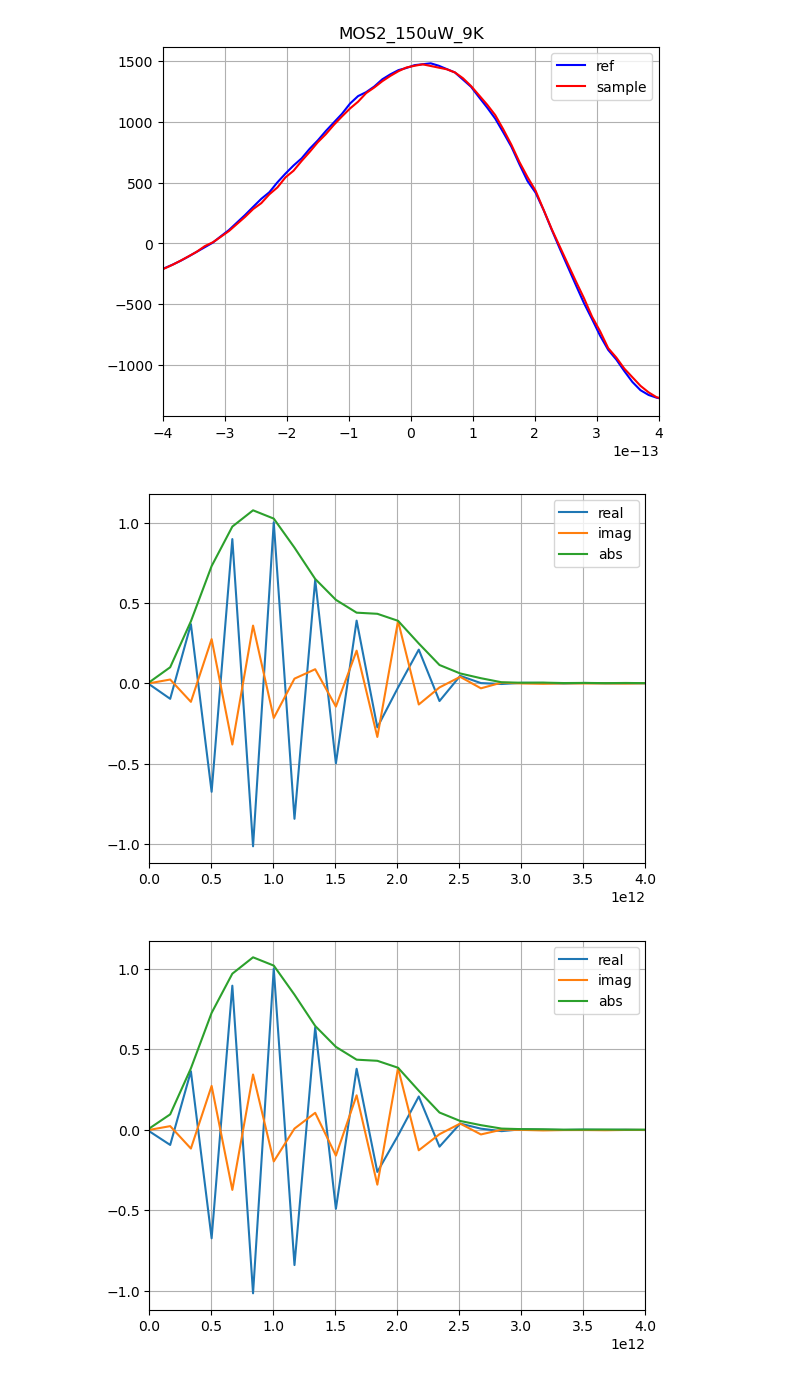
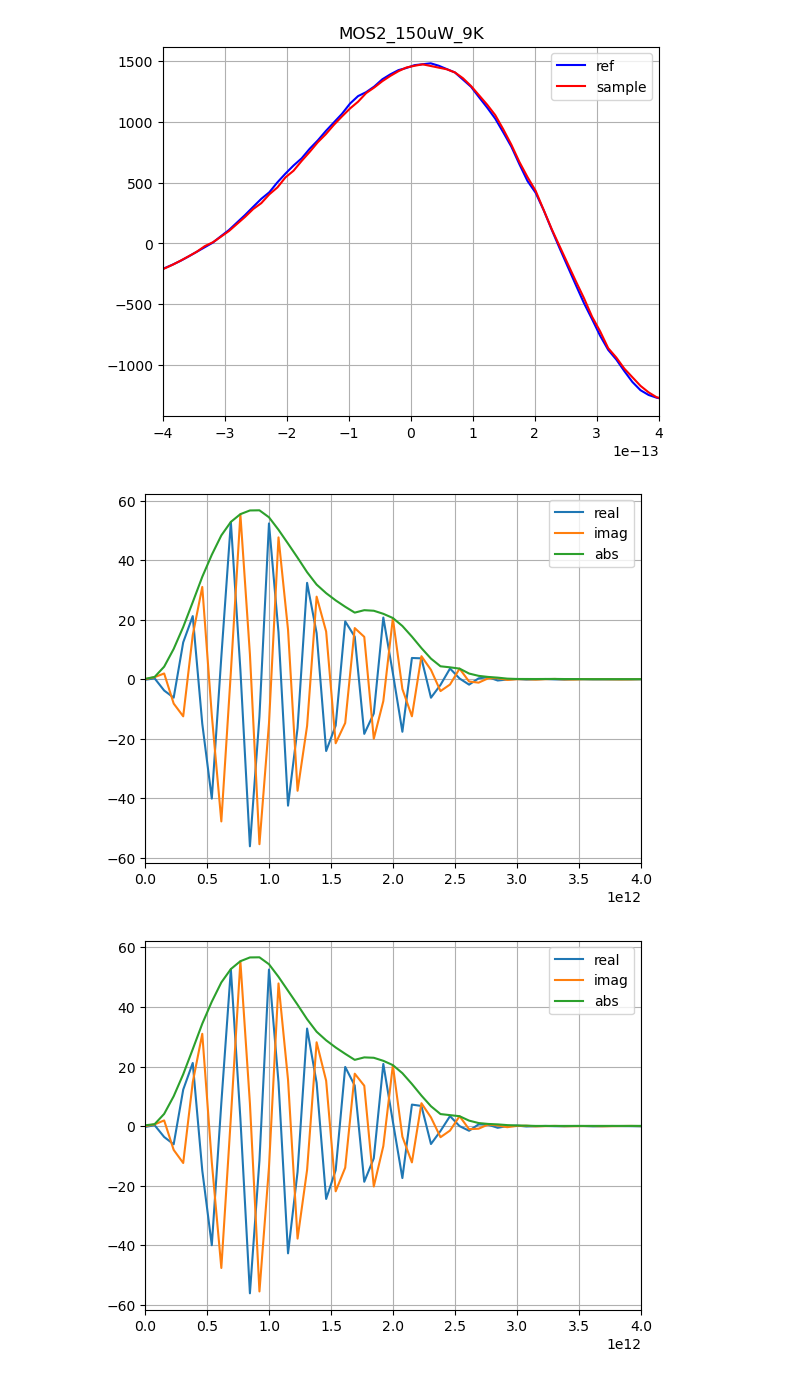
Before and after one commit to sebranchett/cheme-om-fft, a Jupyter notebook: FFT_data.ipynb, the cells around one changed output. Saved outputs shown, nothing was run; the diff lists cells and outputs as text; code cells hidden in the pictures.

```diff
--- a/FFT_data.ipynb
+++ b/FFT_data.ipynb
@@ -14,14 +14,14 @@ def plot_my_freq_array(freqs, complex_array, half=False):
         last = N//2
     else:
         last = N
-    plt.plot(freqs[0:last], 2.0/N * np.real(complex_array)[0:last], label='real')
-    plt.plot(freqs[0:last], -2.0/N * np.imag(complex_array)[0:last], label='imag')
-    plt.plot(freqs[0:last], 2.0/N * np.abs(complex_array)[0:last], label='abs')
+    plt.plot(freqs[0:last], np.real(complex_array)[0:last], label='real')
+    plt.plot(freqs[0:last], -1.0 * np.imag(complex_array)[0:last], label='imag')
+    plt.plot(freqs[0:last], np.abs(complex_array)[0:last], label='abs')
     plt.legend()
     plt.grid()
     plt.show()
 # %%
-ref = np.loadtxt(fname='data/'+experiment+'_TDS.txt', delimiter=' ')[:460]
+ref = np.loadtxt(fname='data/'+experiment+'_TDS.txt', delimiter=' ')
 
 plt.ylim((-500, 3500))
 for col in range(1, ref.shape[1]):
@@ -33,5 +33,5 @@ plt.grid()
 # %%
-sample = np.loadtxt(fname='data/'+experiment+'_TRTS.txt', delimiter=' ')[:460]
+sample = np.loadtxt(fname='data/'+experiment+'_TRTS.txt', delimiter=' ')
 
 plt.ylim((-500, 3500))
 for col in range(1, sample.shape[1]):
@@ -97,16 +97,16 @@ N = len(ref[:, 0])
 xf = fftfreq(N, T)
 # %%
 # Find the FT for ref
-E_ref = (2.0/N) * fft(s2ms1_ref)
+E_ref = (1.0/N) * fft(s2ms1_ref)
 plt.xlim(0., 4e12)
 plot_my_freq_array(xf, E_ref, half=True)
 # %% [output]
-[figure, old version]
+[figure, new version]
 # %%
 # Find the FT for sample
-E_sample = (2.0/N) * fft(s2ms1_sample)
+E_sample = (1.0/N) * fft(s2ms1_sample)
 plt.xlim(0., 4e12)
 plot_my_freq_array(xf, E_sample, half=True)
 # %% [output]
-[figure, old version]
+[figure, new version]
 # %%
```
Also changed, not shown: parts of 7 cells of this notebook.
